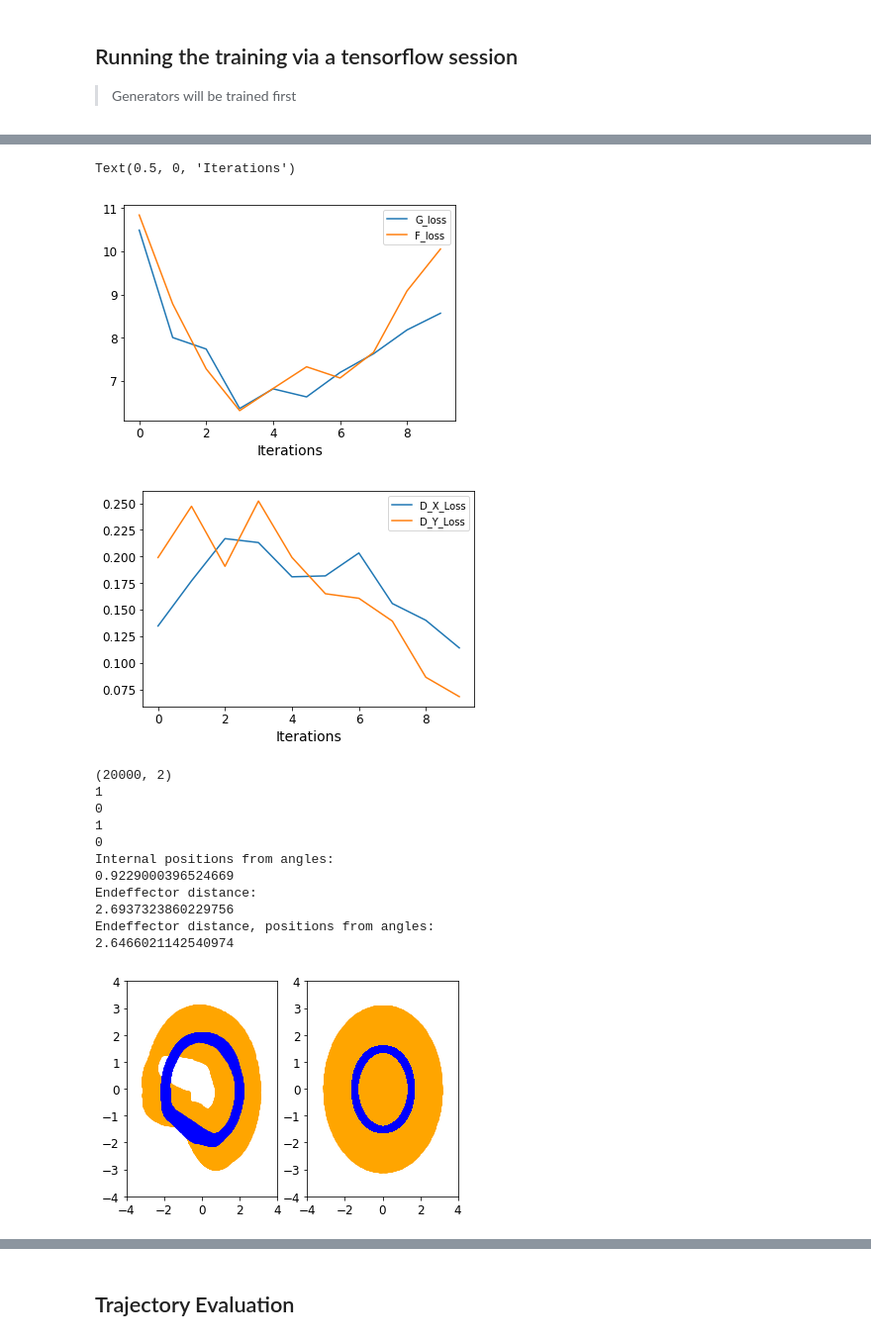
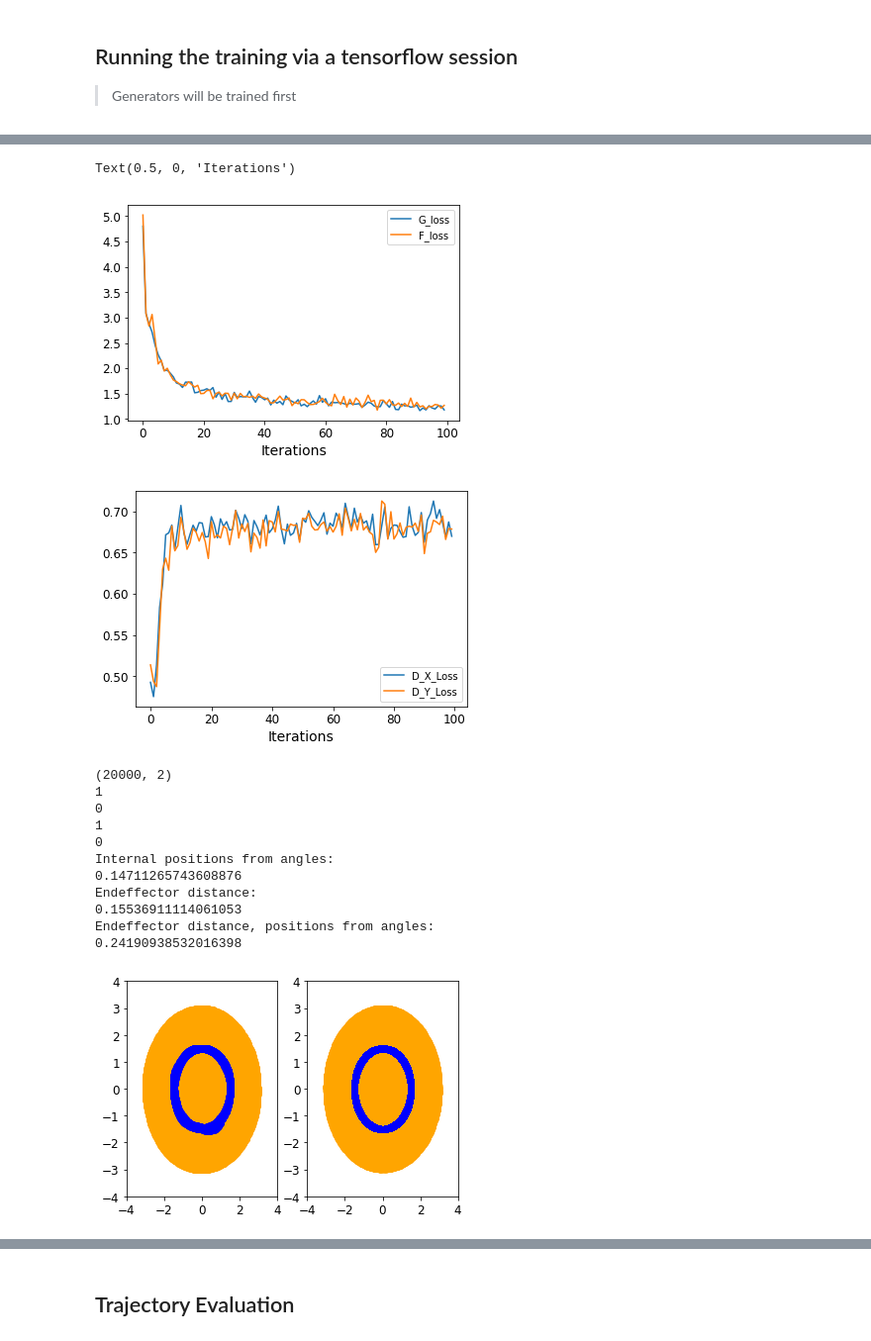
Before and after one commit to ahsanMah/roboGAN, a Jupyter notebook: roboCycleGAN.ipynb, the cells around one changed output, grey strips where cells are left out. Shown at 99% size. Cells and saved outputs as stored; diff of their text form; code cells hidden in the pictures.

Commit message:
Updated the generator and discriminator architectures

```diff
--- a/roboCycleGAN.ipynb
+++ b/roboCycleGAN.ipynb
@@ -16,7 +16,7 @@ from tensorflow.keras import layers
 from IPython.display import clear_output
 from robot import computeRobotData, drawRobotArm, plotRobotDistribution, computeY, computeX, compareInternalPositions, replaceAnglePos, getOriginalAngles, endEffectorDist
 
-
+""
 
 #tf.enable_eager_execution()
 root_logdir = "./tf_logs"
@@ -31,6 +31,7 @@ import matplotlib.pyplot as plt
 plt.rcParams['axes.labelsize'] = 14
 plt.rcParams['xtick.labelsize'] = 12
 plt.rcParams['ytick.labelsize'] = 12
+plt.rcParams["axes.titlesize"] = 16
 
 print(sys.executable)
 
@@ -126,7 +127,7 @@ sess = tf.Session()
 nDimX = r1.shape[1]
 nDimY = r2.shape[1]
 
-GAN = RoboGAN(nDimX, nDimY, endposGenerator = True, conditional_disc= True )
+GAN = RoboGAN(nDimX, nDimY, endposGenerator = True, conditional_disc= False )
 
 G = GAN.G
 D_Y = GAN.D_Y
@@ -230,8 +180,8 @@ for file in os.listdir(root_logdir):
 train_writer = tf.summary.FileWriter(root_logdir, tf.get_default_graph())
 
 start_time = time.time()
-batch_size = 100
-nrIterations = 10
+batch_size = 50
+nrIterations = 100
 n_batches = nrSamples / batch_size
 g_losses=[]
 d_losses=[]
@@ -240,7 +190,6 @@ for epoch in range(nrIterations):
     for batch_index, batch in enumerate(shuffle_batch(train_data, batch_size)):
         X_batch = batch[:,:nDimX]
         Y_batch = batch[:,nDimX:]
-
 
         # Training Generators G and F first w/ cycle consistency
         Gloss, Floss, _,_ = sess.run([G_loss, F_loss, train_G, train_F],
@@ -283,5 +238,5 @@ plt.legend(['D_X_Loss', 'D_Y_Loss'])
 plt.xlabel('Iterations')
 # %% [output]
 Text(0.5, 0, 'Iterations')
-[figure, old version]
+[figure, new version]
-[figure, old version]
+[figure, new version]
@@ -288,41 +258,41 @@ Text(0.5, 0, 'Iterations')
 # %%
 xr1Test, yr1Test = computeRobotData([-np.pi, np.pi], nrLinks1, lengths1, nrSamples)
 test_data1 = np.concatenate([xr1Test,yr1Test], axis=1)
 #test_data1 = np.concatenate([xr2Test,yr2Test], axis=1)
-generated=sess.run([G(X)], feed_dict={X: test_data1[:20000]})
-generated = generated[0]
+generated=sess.run([G(X)], feed_dict={X: test_data1})
+generated1 = generated[0]
 
 
 plt.figure()
 plt.subplot(1,2,1)
-plotRobotDistribution(generated[:,2*nrLinks1:4*nrLinks1])
+plotRobotDistribution(generated1[:,2*nrLinks1:4*nrLinks1])
 plt.subplot(1,2,2)
 plotRobotDistribution(yr2[:,:2*nrLinks2])
 #plt.figure()
 #plotRobotDistribution(yr1[:,:2*nrLinks1])
 
 
 
 #forwardPos = positionsFromAngles(generated, nrLinks2, lengths2)
 print('Internal positions from angles:')
-print(compareInternalPositions(generated, nrLinks2, lengths2))
+print(compareInternalPositions(generated1, nrLinks2, lengths2))
 print('Endeffector distance:')
-print(endEffectorDist(test_data1, generated, nrLinks1, nrLinks2))
+print(endEffectorDist(test_data1, generated1, nrLinks1, nrLinks2))
 print('Endeffector distance, positions from angles:')
-print(endEffectorDist(test_data1, replaceAnglePos(generated, nrLinks2, lengths2),nrLinks1, nrLinks2))
+print(endEffectorDist(test_data1, replaceAnglePos(generated1, nrLinks2, lengths2),nrLinks1, nrLinks2))
 # %% [output]
 (20000, 2)
 1
 0
 1
 0
 Internal positions from angles:
-0.9229000396524669
+0.14711265743608876
 Endeffector distance:
-2.6937323860229756
+0.15536911114061053
 Endeffector distance, positions from angles:
-2.6466021142540974
+0.24190938532016398
-[figure, old version]
+[figure, new version]
 # %%
 xr2Test, yr2Test = computeRobotData([-np.pi, np.pi], nrLinks2, lengths2, nrSamples)
 test_data2 = np.concatenate([xr2Test,yr2Test], axis=1)
```
Also changed, not shown: parts of 14 cells of this notebook, 3 other files.
